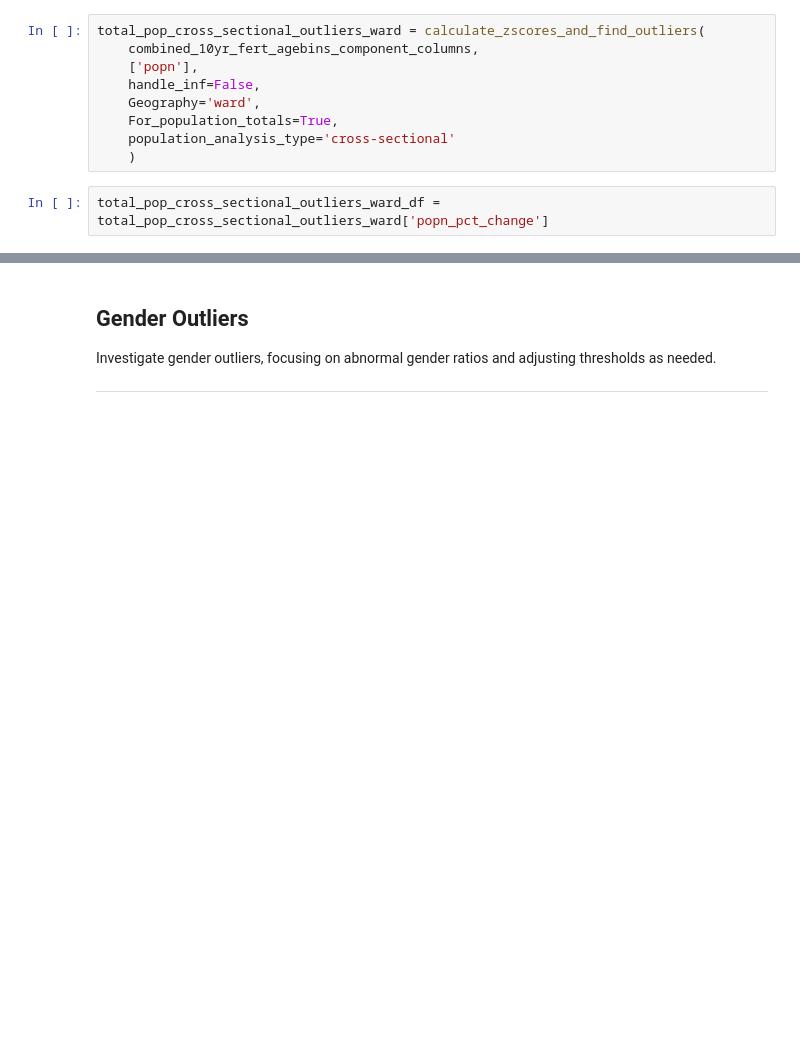
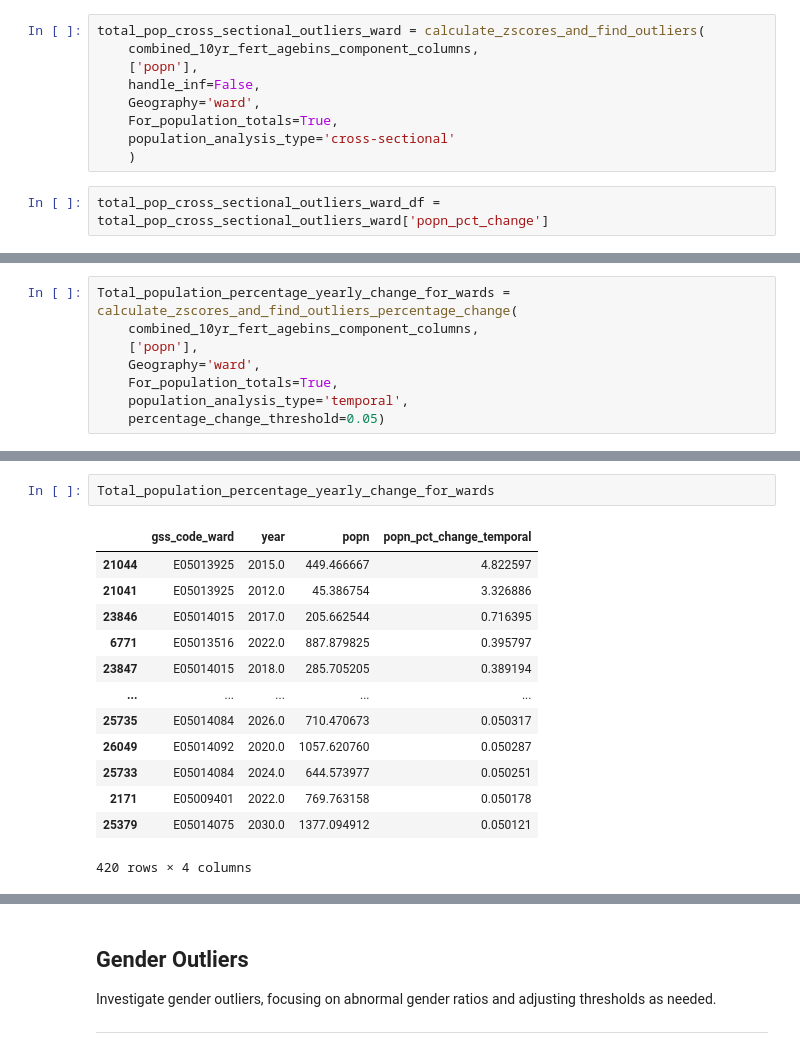
Before and after one commit to SebastianHeslinRees/Projections_QA, a Jupyter notebook: QA_population_projection.ipynb, the cells around one changed output, grey strips where cells are left out. Drawn from its saved outputs; the diff is of its cells as text; blank space fills up the shorter version.

```diff
--- a/QA_population_projection.ipynb
+++ b/QA_population_projection.ipynb
@@ -1141,0 +1311,8 @@ total_pop_cross_sectional_outliers_ward_df = total_pop_cross_sectional_outliers_
+# %%
+Total_population_percentage_yearly_change_for_wards = calculate_zscores_and_find_outliers_percentage_change(
+    combined_10yr_fert_agebins_component_columns,
+    ['popn'],
+    Geography='ward',
+    For_population_totals=True,
+    population_analysis_type='temporal',
+    percentage_change_threshold=0.05)
@@ -1141,0 +1343,16 @@ total_pop_cross_sectional_outliers_ward_df = total_pop_cross_sectional_outliers_
+# %%
+Total_population_percentage_yearly_change_for_wards
+# %% [output]
+|  | gss_code_ward | year | popn | popn_pct_change_temporal |
+| 21044 | E05013925 | 2015.0 | 449.466667 | 4.822597 |
+| 21041 | E05013925 | 2012.0 | 45.386754 | 3.326886 |
+| 23846 | E05014015 | 2017.0 | 205.662544 | 0.716395 |
+| 6771 | E05013516 | 2022.0 | 887.879825 | 0.395797 |
+| 23847 | E05014015 | 2018.0 | 285.705205 | 0.389194 |
+| ... | ... | ... | ... | ... |
+| 25735 | E05014084 | 2026.0 | 710.470673 | 0.050317 |
+| 26049 | E05014092 | 2020.0 | 1057.620760 | 0.050287 |
+| 25733 | E05014084 | 2024.0 | 644.573977 | 0.050251 |
+| 2171 | E05009401 | 2022.0 | 769.763158 | 0.050178 |
+| 25379 | E05014075 | 2030.0 | 1377.094912 | 0.050121 |
+420 rows × 4 columns
```
Also changed, not shown: parts of 40 cells of this notebook, 4 other files.
